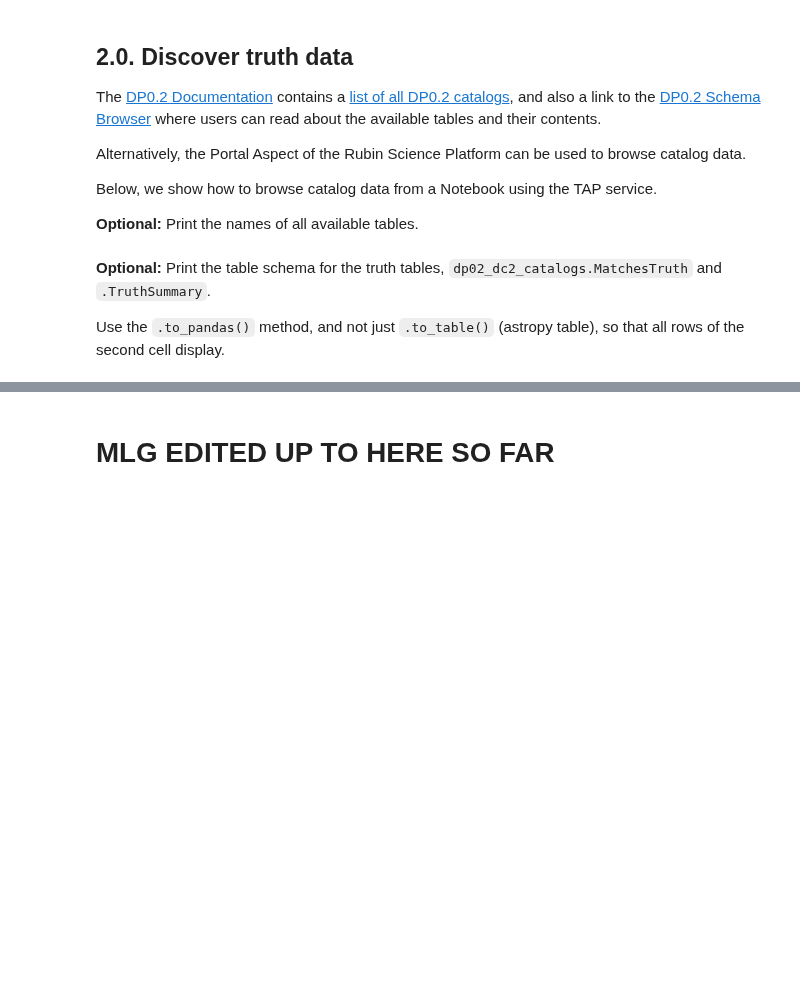
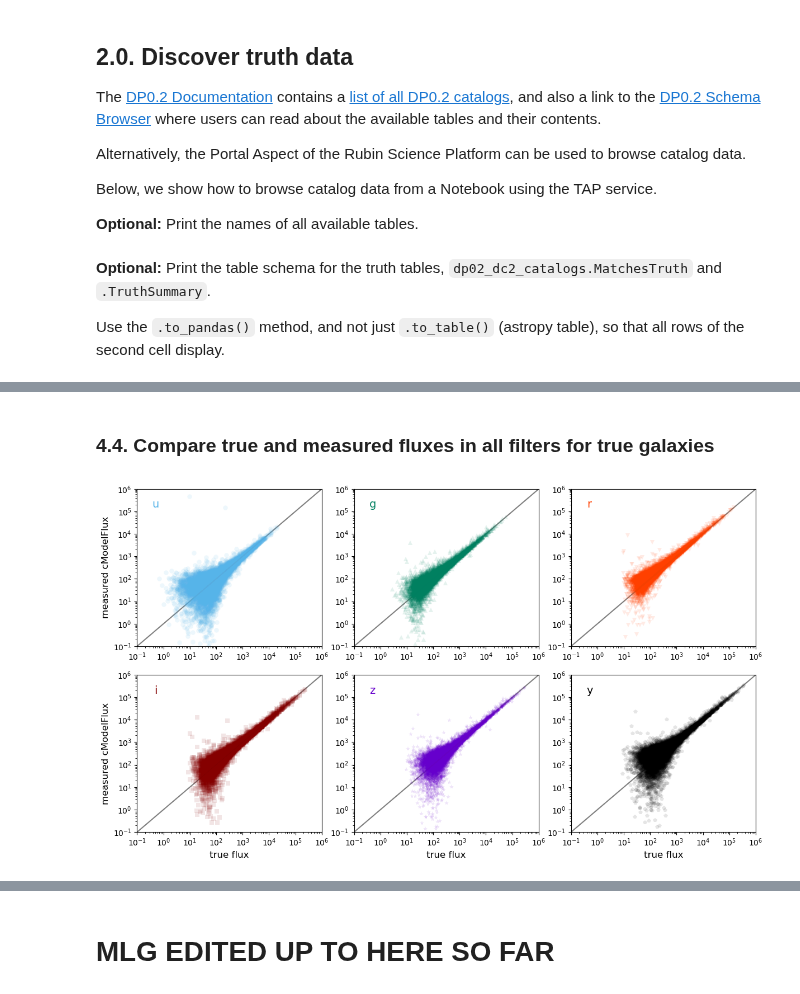
Before and after one commit to rubin-dp0/cst-dev, a Jupyter notebook: MLG_sandbox/DP02/draft_06_Truth_Tables.ipynb, the cells around one changed output, grey strips where cells are left out. Cells and saved outputs as stored; diff of their text form; code cells hidden in the pictures; blank space fills up the shorter version.

```diff
--- a/MLG_sandbox/DP02/draft_06_Truth_Tables.ipynb
+++ b/MLG_sandbox/DP02/draft_06_Truth_Tables.ipynb
@@ -87,0 +405,29 @@ results.to_table().to_pandas()
+# %% [markdown]
+### 4.4. Compare true and measured fluxes in all filters for true galaxies
+# %%
+fig, ax = plt.subplots(2, 3, figsize=(12, 7))
+i=0
+j=0
+for f,filt in enumerate(plot_filter_labels):
+    ax[i,j].plot([0.1,1e6], [0.1,1e6], ls='solid', color='black', alpha=0.5)
+    ax[i,j].plot(results['ts_flux_'+filt], results['obj_'+filt+'_cModelFlux'], \
+                 plot_filter_symbols[filt], color=plot_filter_colors[filt], \
+                 alpha=0.1, mew=0, label=filt)
+    ax[i,j].loglog()
+    ax[i,j].text(0.1, 0.9, filt, horizontalalignment='center', verticalalignment='center',
+                 transform = ax[i,j].transAxes, color=plot_filter_colors[filt], fontsize=14)
+    ax[i,j].set_xlim([0.1,1e6])
+    ax[i,j].set_ylim([0.1,1e6])
+    j += 1
+    if j == 3:
+        i += 1
+        j = 0
+ax[0,0].set_ylabel('measured cModelFlux', fontsize=12)
+ax[1,0].set_ylabel('measured cModelFlux', fontsize=12)
+ax[1,0].set_xlabel('true flux', fontsize=12)
+ax[1,1].set_xlabel('true flux', fontsize=12)
+ax[1,2].set_xlabel('true flux', fontsize=12)
+plt.tight_layout()
+plt.show()
+# %% [output]
+[figure, added]
```
Also changed, not shown: parts of 46 cells of this notebook.
